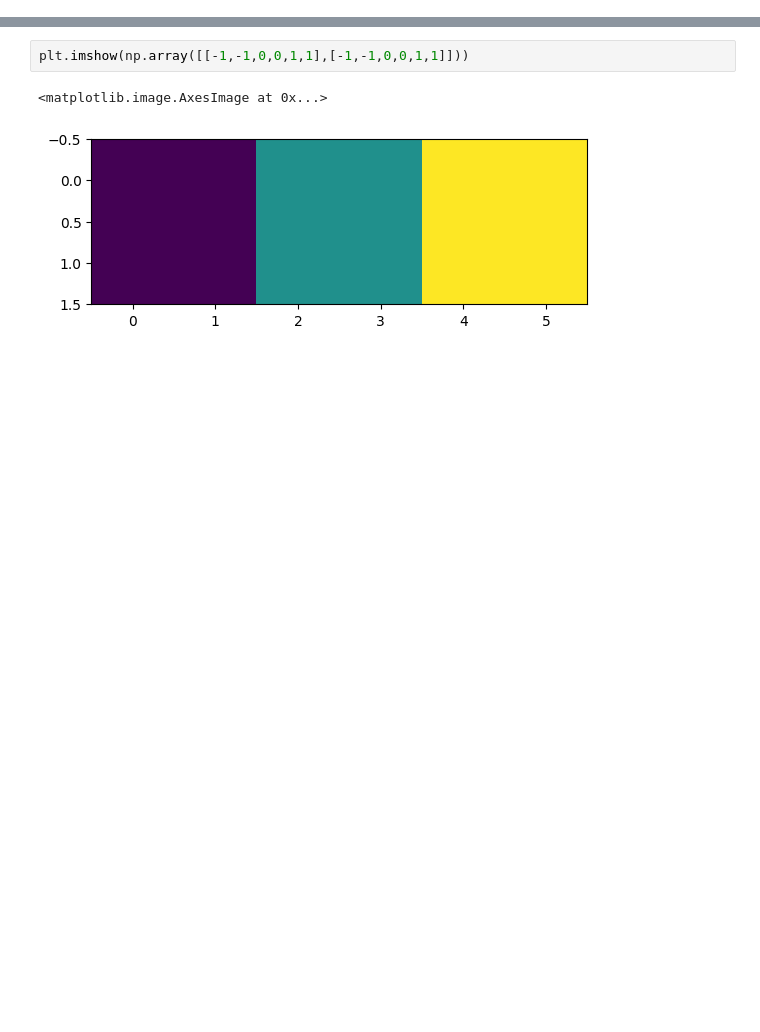
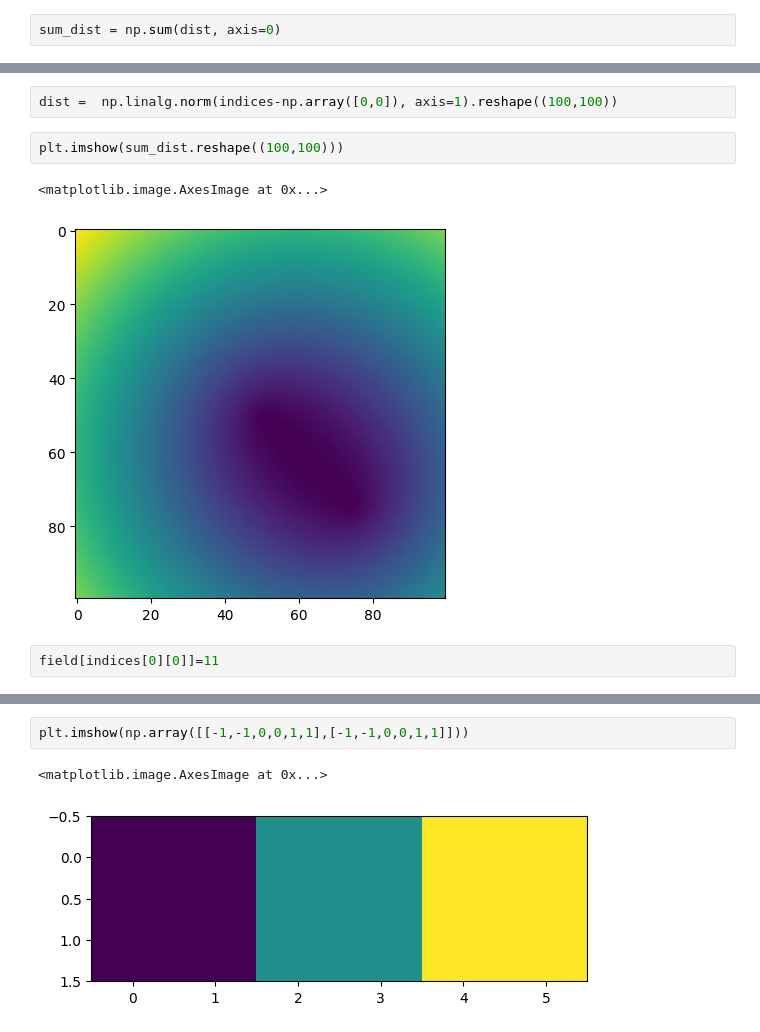
Before and after one commit to SAM-RL/sambotrl-training-agents, a Jupyter notebook: train_exploration_agent.ipynb, the cells around one changed output, grey strips where cells are left out. Saved outputs shown, nothing was run; the diff lists cells and outputs as text; blank space fills up the shorter version.

```diff
--- a/train_exploration_agent.ipynb
+++ b/train_exploration_agent.ipynb
@@ -0,0 +84,2 @@
+# %%
+sum_dist = np.sum(dist, axis=0)
@@ -0,0 +90,9 @@
+# %%
+dist =  np.linalg.norm(indices-np.array([0,0]), axis=1).reshape((100,100))
+# %%
+plt.imshow(sum_dist.reshape((100,100)))
+# %% [output]
+<matplotlib.image.AxesImage at 0x...>
+[figure, added]
+# %%
+field[indices[0][0]]=11
```
Also changed, not shown: parts of 29 cells of this notebook, 3 other files.
